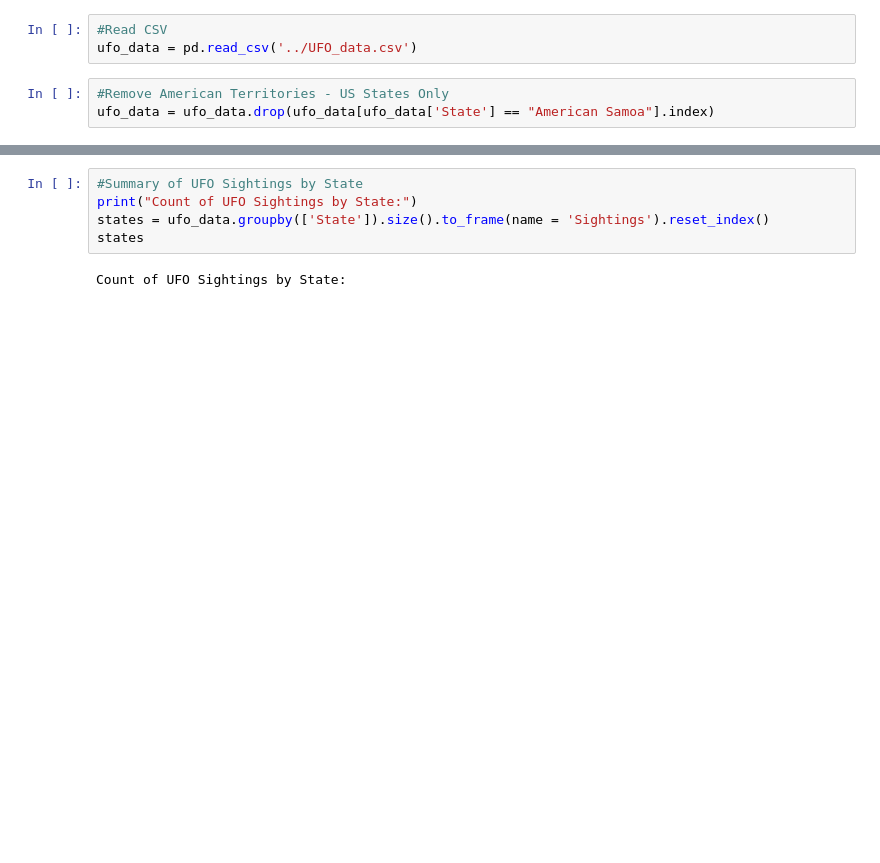
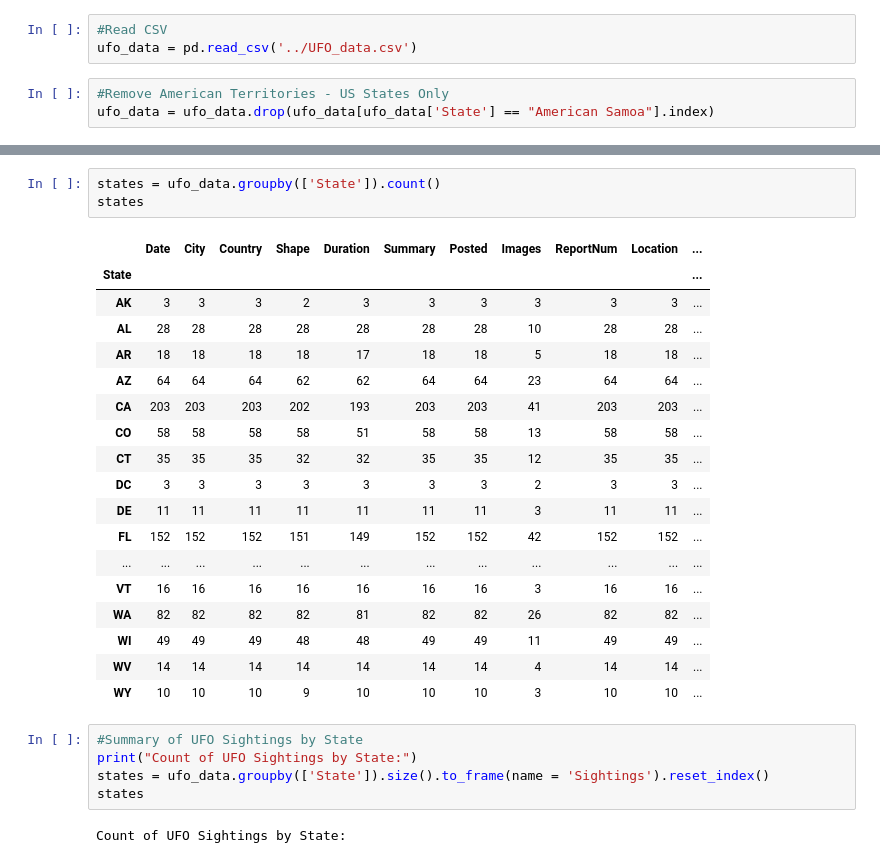
Before and after one commit to scheaton/Group-Project-3, a Jupyter notebook: Data/Sightings_State.ipynb, the cells around one changed output, grey strips where cells are left out. Drawn from its saved outputs; the diff is of its cells as text; blank space fills up the shorter version.

```diff
--- a/Data/Sightings_State.ipynb
+++ b/Data/Sightings_State.ipynb
@@ -12,3 +28,25 @@ ufo_data = ufo_data.drop(ufo_data[ufo_data['State'] == "American Samoa"].index)
+# %%
+states = ufo_data.groupby(['State']).count()
+states
+# %% [output]
+|  | Date | City | Country | Shape | Duration | Summary | Posted | Images | ReportNum | Location | ... |
+| State |  |  |  |  |  |  |  |  |  |  | ... |
+| AK | 3 | 3 | 3 | 2 | 3 | 3 | 3 | 3 | 3 | 3 | ... |
+| AL | 28 | 28 | 28 | 28 | 28 | 28 | 28 | 10 | 28 | 28 | ... |
+| AR | 18 | 18 | 18 | 18 | 17 | 18 | 18 | 5 | 18 | 18 | ... |
+| AZ | 64 | 64 | 64 | 62 | 62 | 64 | 64 | 23 | 64 | 64 | ... |
+| CA | 203 | 203 | 203 | 202 | 193 | 203 | 203 | 41 | 203 | 203 | ... |
+| CO | 58 | 58 | 58 | 58 | 51 | 58 | 58 | 13 | 58 | 58 | ... |
+| CT | 35 | 35 | 35 | 32 | 32 | 35 | 35 | 12 | 35 | 35 | ... |
+| DC | 3 | 3 | 3 | 3 | 3 | 3 | 3 | 2 | 3 | 3 | ... |
+| DE | 11 | 11 | 11 | 11 | 11 | 11 | 11 | 3 | 11 | 11 | ... |
+| FL | 152 | 152 | 152 | 151 | 149 | 152 | 152 | 42 | 152 | 152 | ... |
+| ... | ... | ... | ... | ... | ... | ... | ... | ... | ... | ... | ... |
+| VT | 16 | 16 | 16 | 16 | 16 | 16 | 16 | 3 | 16 | 16 | ... |
+| WA | 82 | 82 | 82 | 82 | 81 | 82 | 82 | 26 | 82 | 82 | ... |
+| WI | 49 | 49 | 49 | 48 | 48 | 49 | 49 | 11 | 49 | 49 | ... |
+| WV | 14 | 14 | 14 | 14 | 14 | 14 | 14 | 4 | 14 | 14 | ... |
+| WY | 10 | 10 | 10 | 9 | 10 | 10 | 10 | 3 | 10 | 10 | ... |
 # %%
 #Summary of UFO Sightings by State
 print("Count of UFO Sightings by State:")
```
Also changed, not shown: parts of 1 cell of this notebook, 5 other files.
